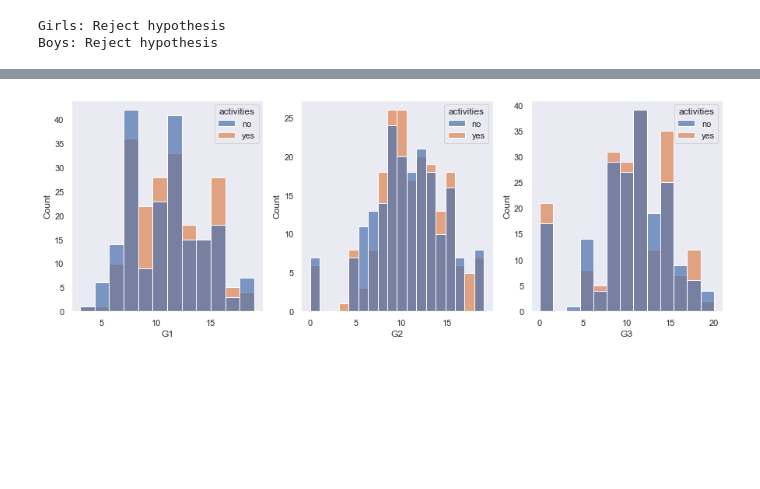
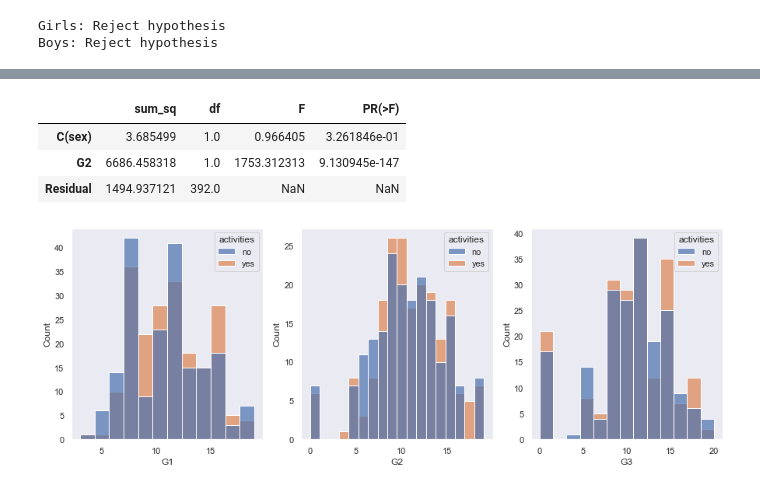
Before and after one commit to Gal-Gilor/Student-Performance-Estimation, a Jupyter notebook: notebooks/exploratory_notebook.ipynb, the cells around one changed output, grey strips where cells are left out. Saved outputs shown, nothing was run; the diff lists cells and outputs as text; code cells hidden in the pictures; blank space fills up the shorter version.

```diff
--- a/notebooks/exploratory_notebook.ipynb
+++ b/notebooks/exploratory_notebook.ipynb
@@ -303,3 +305,15 @@ md(f'''
+# %%
+import statsmodels.api as sm
+from statsmodels.formula.api import ols
+
+model = ols('G3 ~ C(sex) + G2', data=raw).fit()
+aov_table = sm.stats.anova_lm(model, typ=2)
+aov_table
+# %% [output]
+|  | sum_sq | df | F | PR(>F) |
+| C(sex) | 3.685499 | 1.0 | 0.966405 | 3.261846e-01 |
+| G2 | 6686.458318 | 1.0 | 1753.312313 | 9.130945e-147 |
+| Residual | 1494.937121 | 392.0 | NaN | NaN |
 # %%
 # look at the grade distribution among those with after school activities
 fig, ax = plt.subplots(1, 3, figsize=(15, 5))
```
Also changed, not shown: parts of 31 cells of this notebook.
